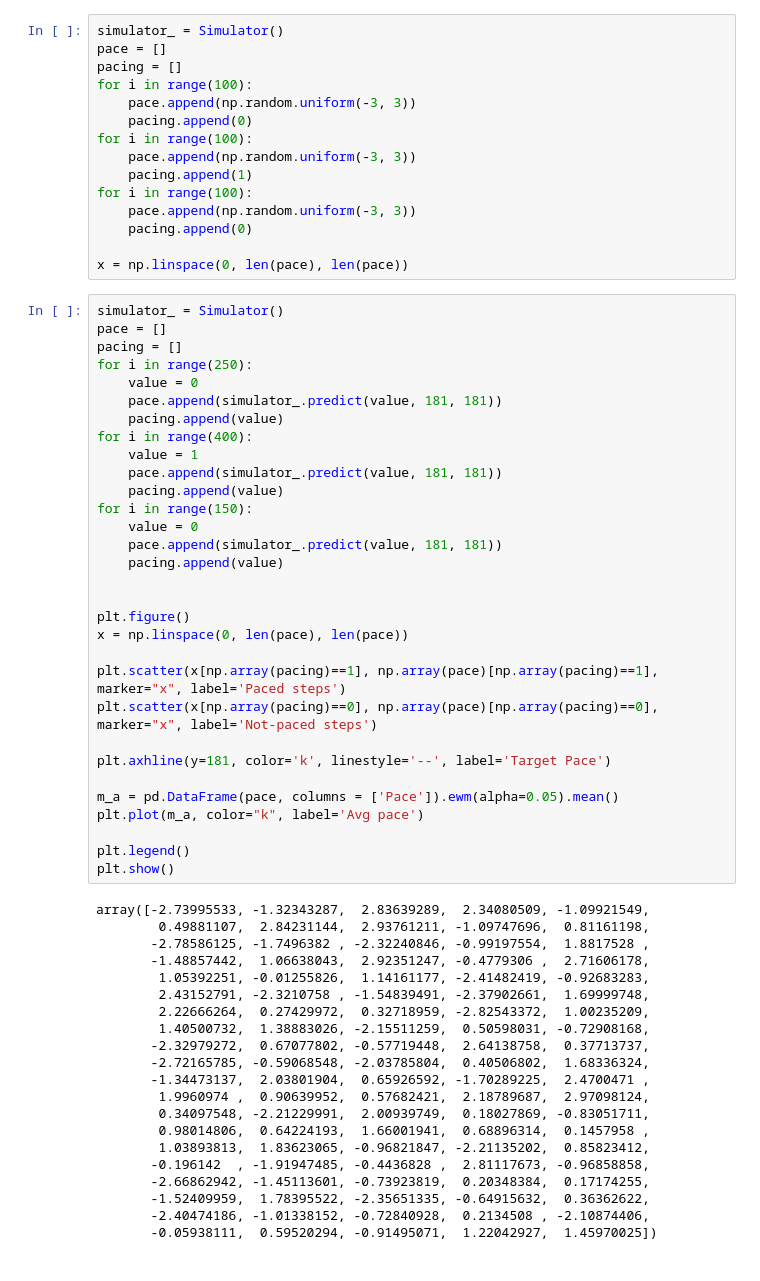
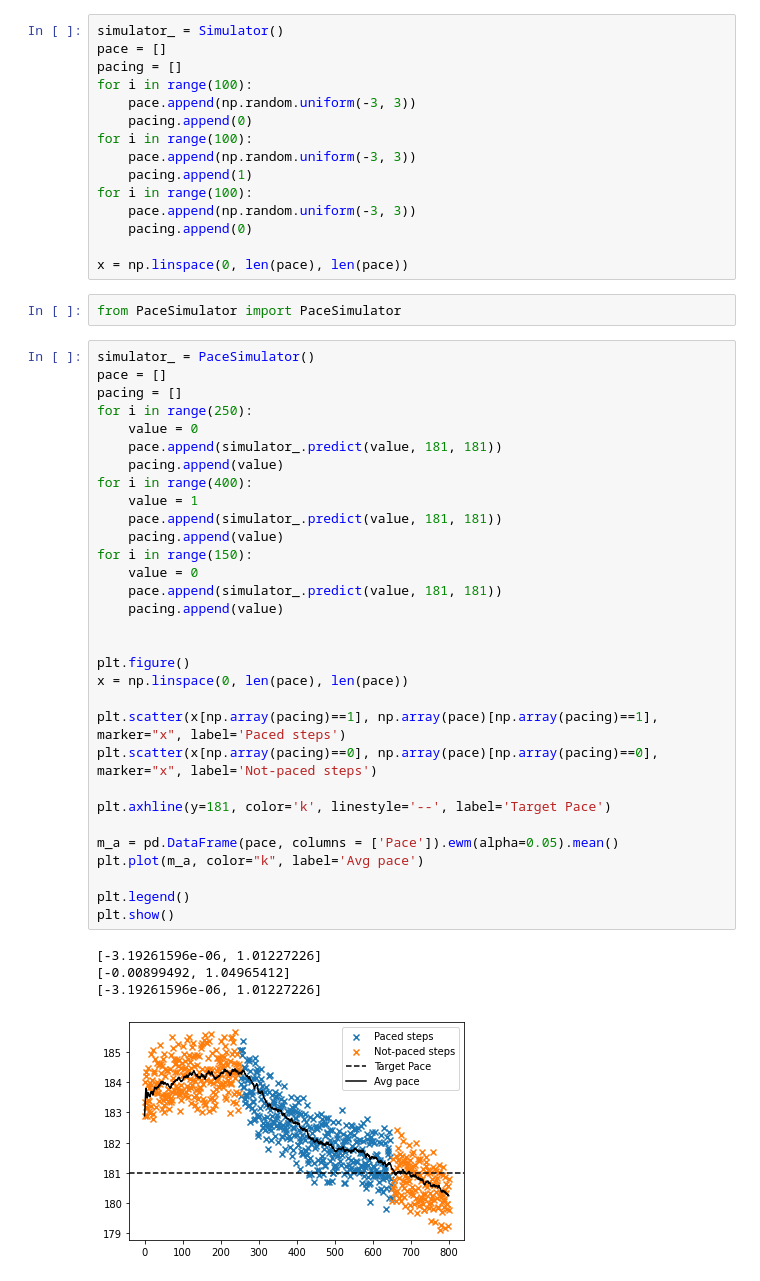
Before and after one commit to jemolano1498/OPPOSD_algorithm, a Jupyter notebook: data_analysis/dataModeling.ipynb, the cells around one changed output. Saved outputs shown, nothing was run; the diff lists cells and outputs as text.

```diff
--- a/data_analysis/data_LSTM.ipynb
+++ b/data_analysis/dataModeling.ipynb
@@ -529,55 +529,41 @@ for i in range(100):
     pacing.append(0)
 
 x = np.linspace(0, len(pace), len(pace))
+# %%
+from PaceSimulator import PaceSimulator
 # %%
-simulator_ = Simulator()
+simulator_ = PaceSimulator()
 pace = []
 pacing = []
 for i in range(250):
     value = 0
     pace.append(simulator_.predict(value, 181, 181))
     pacing.append(value)
 for i in range(400):
     value = 1
     pace.append(simulator_.predict(value, 181, 181))
     pacing.append(value)
 for i in range(150):
     value = 0
     pace.append(simulator_.predict(value, 181, 181))
     pacing.append(value)
 
 
 plt.figure()
 x = np.linspace(0, len(pace), len(pace))
 
 plt.scatter(x[np.array(pacing)==1], np.array(pace)[np.array(pacing)==1], marker="x", label='Paced steps')
 plt.scatter(x[np.array(pacing)==0], np.array(pace)[np.array(pacing)==0], marker="x", label='Not-paced steps')
 
 plt.axhline(y=181, color='k', linestyle='--', label='Target Pace')
 
 m_a = pd.DataFrame(pace, columns = ['Pace']).ewm(alpha=0.05).mean()
 plt.plot(m_a, color="k", label='Avg pace')
 
 plt.legend()
 plt.show()
 # %% [output]
-array([-2.73995533, -1.32343287,  2.83639289,  2.34080509, -1.09921549,
-        0.49881107,  2.84231144,  2.93761211, -1.09747696,  0.81161198,
-       -2.78586125, -1.7496382 , -2.32240846, -0.99197554,  1.8817528 ,
-       -1.48857442,  1.06638043,  2.92351247, -0.4779306 ,  2.71606178,
-        1.05392251, -0.01255826,  1.14161177, -2.41482419, -0.92683283,
-        2.43152791, -2.3210758 , -1.54839491, -2.37902661,  1.69999748,
-        2.22666264,  0.27429972,  0.32718959, -2.82543372,  1.00235209,
-        1.40500732,  1.38883026, -2.15511259,  0.50598031, -0.72908168,
-       -2.32979272,  0.67077802, -0.57719448,  2.64138758,  0.37713737,
-       -2.72165785, -0.59068548, -2.03785804,  0.40506802,  1.68336324,
-       -1.34473137,  2.03801904,  0.65926592, -1.70289225,  2.4700471 ,
-        1.9960974 ,  0.90639952,  0.57682421,  2.18789687,  2.97098124,
-        0.34097548, -2.21229991,  2.00939749,  0.18027869, -0.83051711,
-        0.98014806,  0.64224193,  1.66001941,  0.68896314,  0.1457958 ,
-        1.03893813,  1.83623065, -0.96821847, -2.21135202,  0.85823412,
-       -0.196142  , -1.91947485, -0.4436828 ,  2.81117673, -0.96858858,
-       -2.66862942, -1.45113601, -0.73923819,  0.20348384,  0.17174255,
-       -1.52409959,  1.78395522, -2.35651335, -0.64915632,  0.36362622,
-       -2.40474186, -1.01338152, -0.72840928,  0.2134508 , -2.10874406,
-       -0.05938111,  0.59520294, -0.91495071,  1.22042927,  1.45970025])
+[-3.19261596e-06, 1.01227226]
+[-0.00899492, 1.04965412]
+[-3.19261596e-06, 1.01227226]
+[figure, added]
```
Also changed, not shown: 3 other files.
